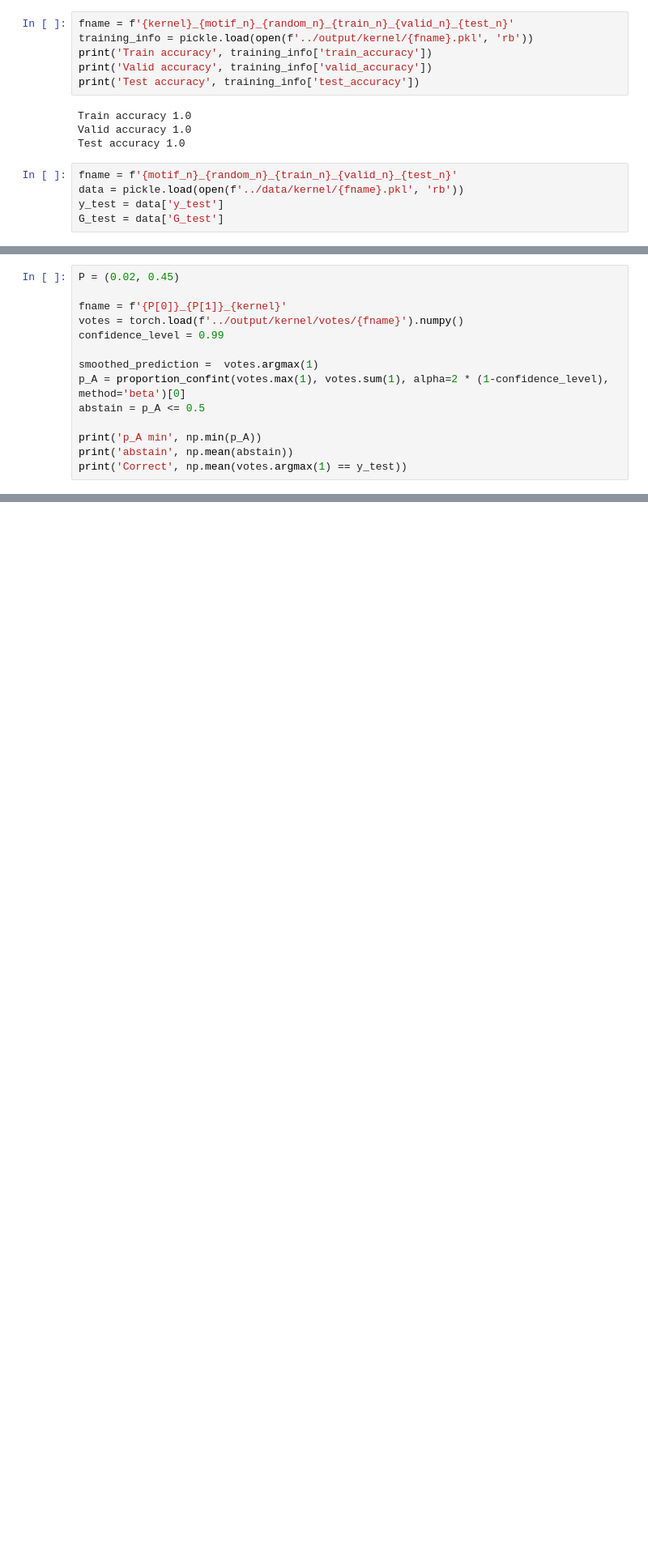
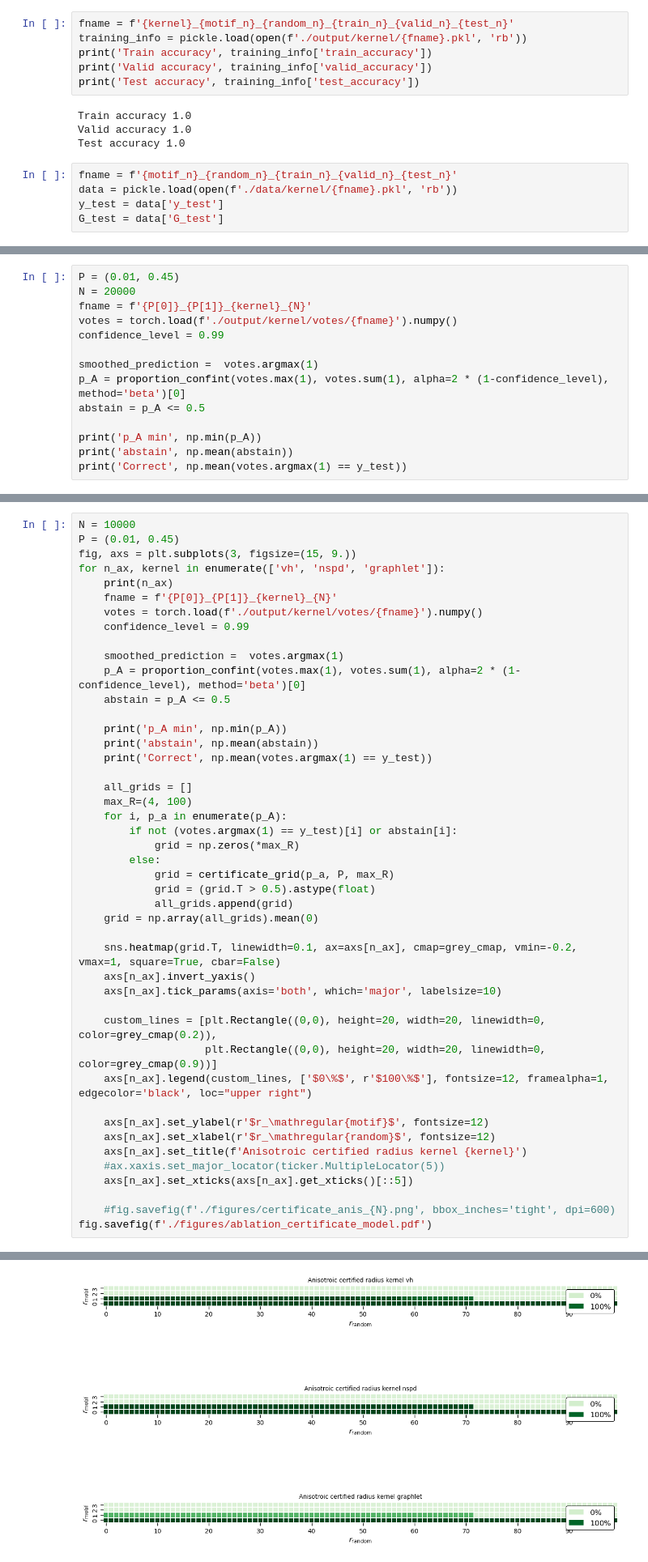
Before and after one commit to pierreosselin/structureaware, a Jupyter notebook: script_kernel/certificates.ipynb, the cells around one changed output, grey strips where cells are left out. Shown at 81% size. Drawn from its saved outputs; the diff is of its cells as text; blank space fills up the shorter version.

Commit message:
notebook ablations

```diff
--- a/script_kernel/certificates.ipynb
+++ b/script_kernel/certificates.ipynb
@@ -37,7 +41,7 @@ test_n = 100
 # Training information
 # %%
 fname = f'{kernel}_{motif_n}_{random_n}_{train_n}_{valid_n}_{test_n}'
-training_info = pickle.load(open(f'../output/kernel/{fname}.pkl', 'rb'))
+training_info = pickle.load(open(f'./output/kernel/{fname}.pkl', 'rb'))
 print('Train accuracy', training_info['train_accuracy'])
 print('Valid accuracy', training_info['valid_accuracy'])
 print('Test accuracy', training_info['test_accuracy'])
@@ -47,7 +51,7 @@ Valid accuracy 1.0
 Test accuracy 1.0
 # %%
 fname = f'{motif_n}_{random_n}_{train_n}_{valid_n}_{test_n}'
-data = pickle.load(open(f'../data/kernel/{fname}.pkl', 'rb'))
+data = pickle.load(open(f'./data/kernel/{fname}.pkl', 'rb'))
 y_test = data['y_test']
 G_test = data['G_test']
 # %% [markdown]
@@ -250,10 +254,10 @@ fig.savefig('../figures/accuracy_heatmap.eps', format='eps', bbox_inches='tight'
 # %% [markdown]
 # Certificate for best P
 # %%
-P = (0.02, 0.45)
-
-fname = f'{P[0]}_{P[1]}_{kernel}'
-votes = torch.load(f'../output/kernel/votes/{fname}').numpy()
+P = (0.01, 0.45)
+N = 20000
+fname = f'{P[0]}_{P[1]}_{kernel}_{N}'
+votes = torch.load(f'./output/kernel/votes/{fname}').numpy()
 confidence_level = 0.99
 
 smoothed_prediction =  votes.argmax(1)
@@ -303,0 +442,46 @@ fig.savefig('../figures/certificate_anis.eps', format='eps', bbox_inches='tight'
+# %%
+N = 10000
+P = (0.01, 0.45)
+fig, axs = plt.subplots(3, figsize=(15, 9.))
+for n_ax, kernel in enumerate(['vh', 'nspd', 'graphlet']):
+    print(n_ax)
+    fname = f'{P[0]}_{P[1]}_{kernel}_{N}'
+    votes = torch.load(f'./output/kernel/votes/{fname}').numpy()
+    confidence_level = 0.99
+
+    smoothed_prediction =  votes.argmax(1)
+    p_A = proportion_confint(votes.max(1), votes.sum(1), alpha=2 * (1-confidence_level), method='beta')[0]
+    abstain = p_A <= 0.5
+
+    print('p_A min', np.min(p_A))
+    print('abstain', np.mean(abstain))
+    print('Correct', np.mean(votes.argmax(1) == y_test))
+
+    all_grids = []
+    max_R=(4, 100)
+    for i, p_a in enumerate(p_A):
+        if not (votes.argmax(1) == y_test)[i] or abstain[i]:
+            grid = np.zeros(*max_R)
+        else:
+            grid = certificate_grid(p_a, P, max_R)
+            grid = (grid.T > 0.5).astype(float)
+            all_grids.append(grid)
+    grid = np.array(all_grids).mean(0)
+
+    sns.heatmap(grid.T, linewidth=0.1, ax=axs[n_ax], cmap=grey_cmap, vmin=-0.2, vmax=1, square=True, cbar=False)
+    axs[n_ax].invert_yaxis()
+    axs[n_ax].tick_params(axis='both', which='major', labelsize=10)
+
+    custom_lines = [plt.Rectangle((0,0), height=20, width=20, linewidth=0, color=grey_cmap(0.2)),
+                    plt.Rectangle((0,0), height=20, width=20, linewidth=0, color=grey_cmap(0.9))]
+    axs[n_ax].legend(custom_lines, ['$0\%$', r'$100\%$'], fontsize=12, framealpha=1, edgecolor='black', loc="upper right")
+
+    axs[n_ax].set_ylabel(r'$r_\mathregular{motif}$', fontsize=12)
+    axs[n_ax].set_xlabel(r'$r_\mathregular{random}$', fontsize=12)
+    axs[n_ax].set_title(f'Anisotroic certified radius kernel {kernel}')
+    #ax.xaxis.set_major_locator(ticker.MultipleLocator(5))
+    axs[n_ax].set_xticks(axs[n_ax].get_xticks()[::5])
+
+    #fig.savefig(f'./figures/certificate_anis_{N}.png', bbox_inches='tight', dpi=600)
+fig.savefig(f'./figures/ablation_certificate_model.pdf')
+# %% [output]
@@ -304,3 +500,4 @@ fig.savefig('../figures/certificate_anis.eps', format='eps', bbox_inches='tight'
+[figure, added]
 # %% [markdown]
 # Isotropic
 # %%
```
Also changed, not shown: parts of 8 cells of this notebook, 20 other files.
